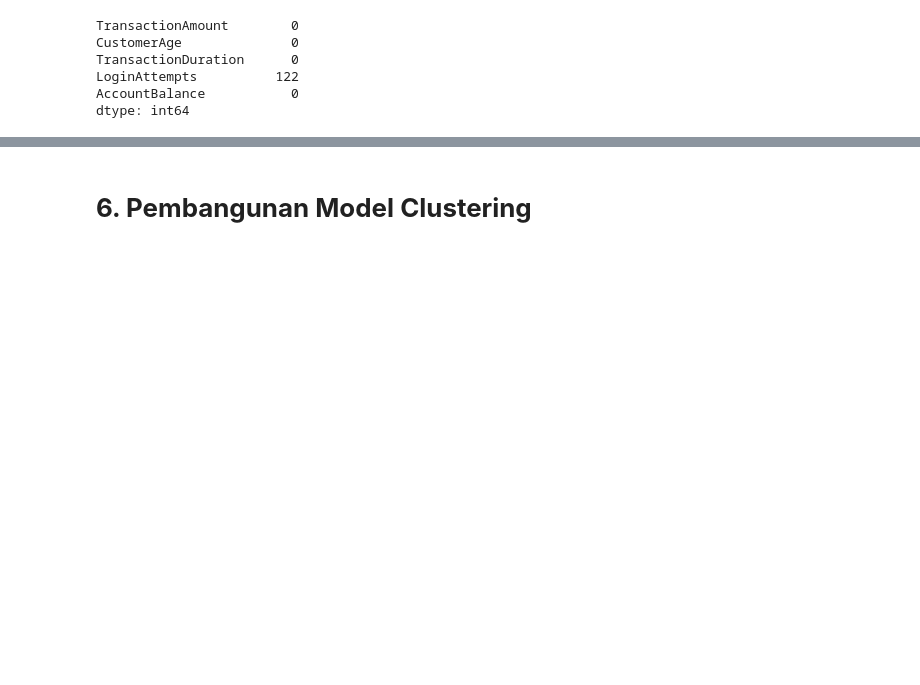
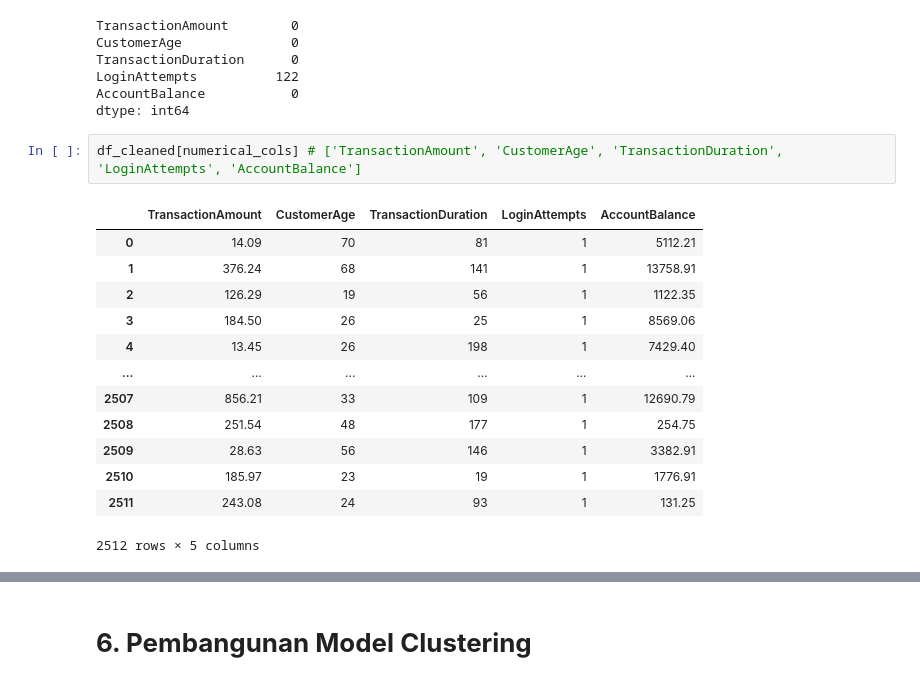
Before and after one commit to chantikaaa/submission_ml2, a Jupyter notebook: clustering.ipynb, the cells around one changed output, grey strips where cells are left out. Cells and saved outputs as stored; diff of their text form; blank space fills up the shorter version.

```diff
--- a/clustering.ipynb
+++ b/clustering.ipynb
@@ -533,3 +510,19 @@ TransactionDuration      0
 LoginAttempts          122
 AccountBalance           0
 dtype: int64
+# %%
+df_cleaned[numerical_cols] # ['TransactionAmount', 'CustomerAge', 'TransactionDuration', 'LoginAttempts', 'AccountBalance']
+# %% [output]
+|  | TransactionAmount | CustomerAge | TransactionDuration | LoginAttempts | AccountBalance |
+| 0 | 14.09 | 70 | 81 | 1 | 5112.21 |
+| 1 | 376.24 | 68 | 141 | 1 | 13758.91 |
+| 2 | 126.29 | 19 | 56 | 1 | 1122.35 |
+| 3 | 184.50 | 26 | 25 | 1 | 8569.06 |
+| 4 | 13.45 | 26 | 198 | 1 | 7429.40 |
+| ... | ... | ... | ... | ... | ... |
+| 2507 | 856.21 | 33 | 109 | 1 | 12690.79 |
+| 2508 | 251.54 | 48 | 177 | 1 | 254.75 |
+| 2509 | 28.63 | 56 | 146 | 1 | 3382.91 |
+| 2510 | 185.97 | 23 | 19 | 1 | 1776.91 |
+| 2511 | 243.08 | 24 | 93 | 1 | 131.25 |
+2512 rows × 5 columns
```
Also changed, not shown: parts of 31 cells of this notebook.
